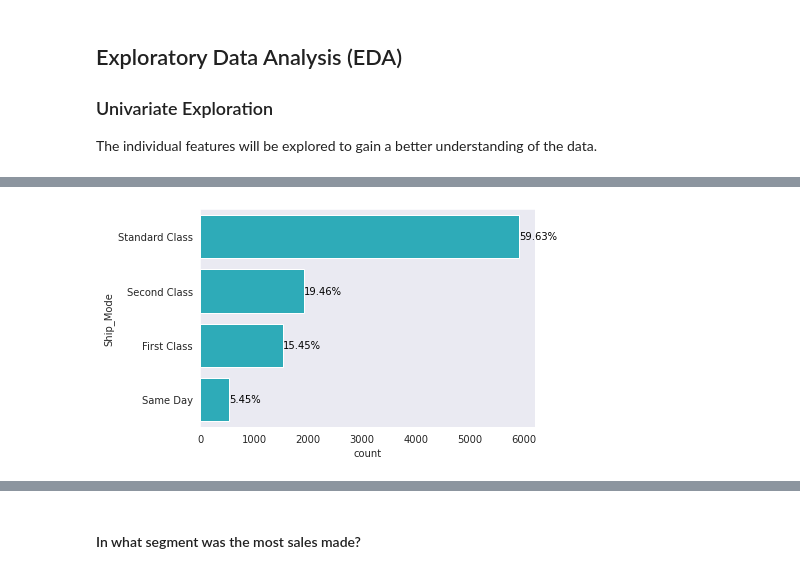
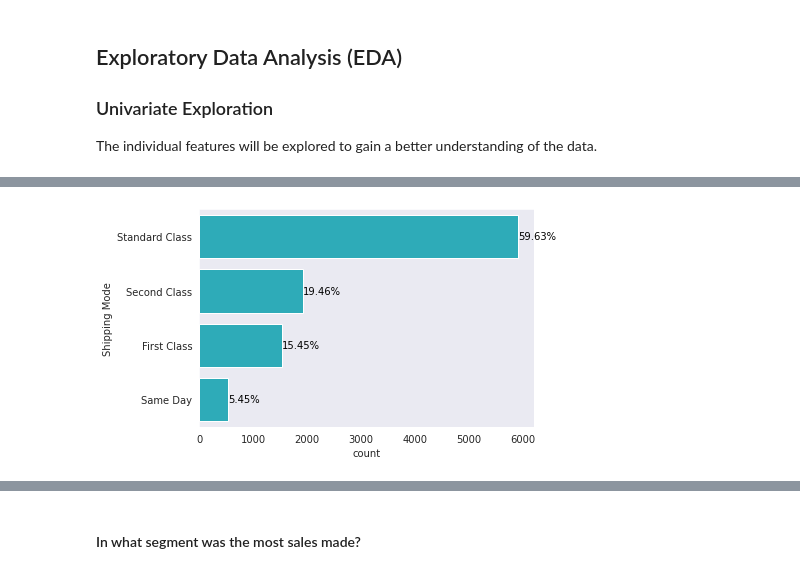
Before and after one commit to Dee-nDee/SuperStore_Data_Analysis, a Jupyter notebook: SuperStore.ipynb, the cells around one changed output, grey strips where cells are left out. Drawn from its saved outputs; the diff is of its cells as text; code cells hidden in the pictures.

```diff
--- a/SuperStore.ipynb
+++ b/SuperStore.ipynb
@@ -463,14 +471,15 @@ mode_order = mode_count.index
 # %%
 #visualize percentage distribution of Ship_Mode
 sb.countplot(data = samp_superstore, y = "Ship_Mode", color = choice_color,
             order = mode_order);
 
 #include percentage text on bars
 for i in range(mode_count.shape[0]):
     count = mode_count[i]
     prop_str = '{:0.2f}%'.format(100 * count / mode_sum)
     plt.text(count + 1, i, prop_str, va = "center", color = "black")
 
+plt.ylabel("Shipping Mode")
 plt.grid(False)
 # %% [output]
-[figure, old version]
+[figure, new version]
```
Also changed, not shown: parts of 4 cells of this notebook.
